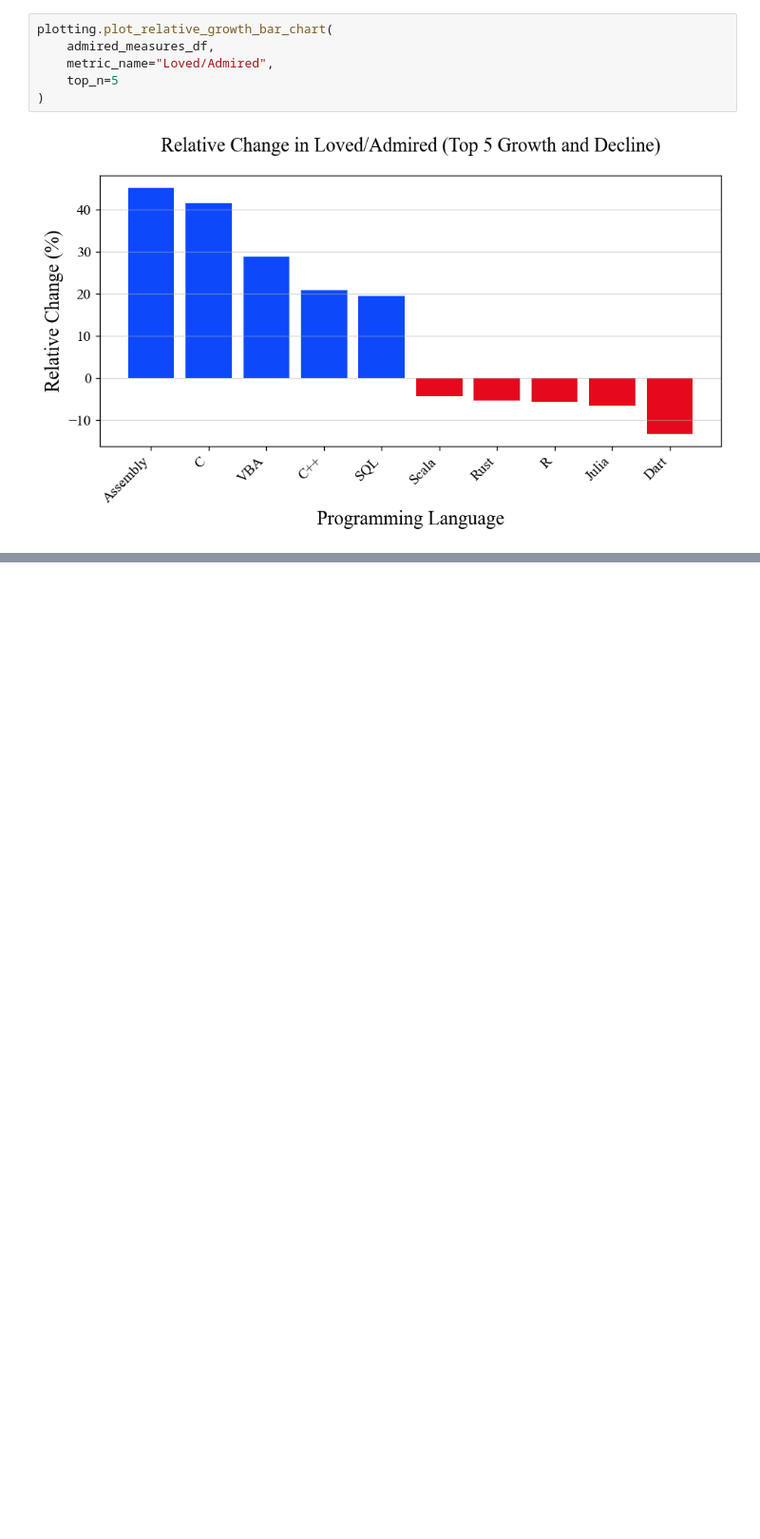
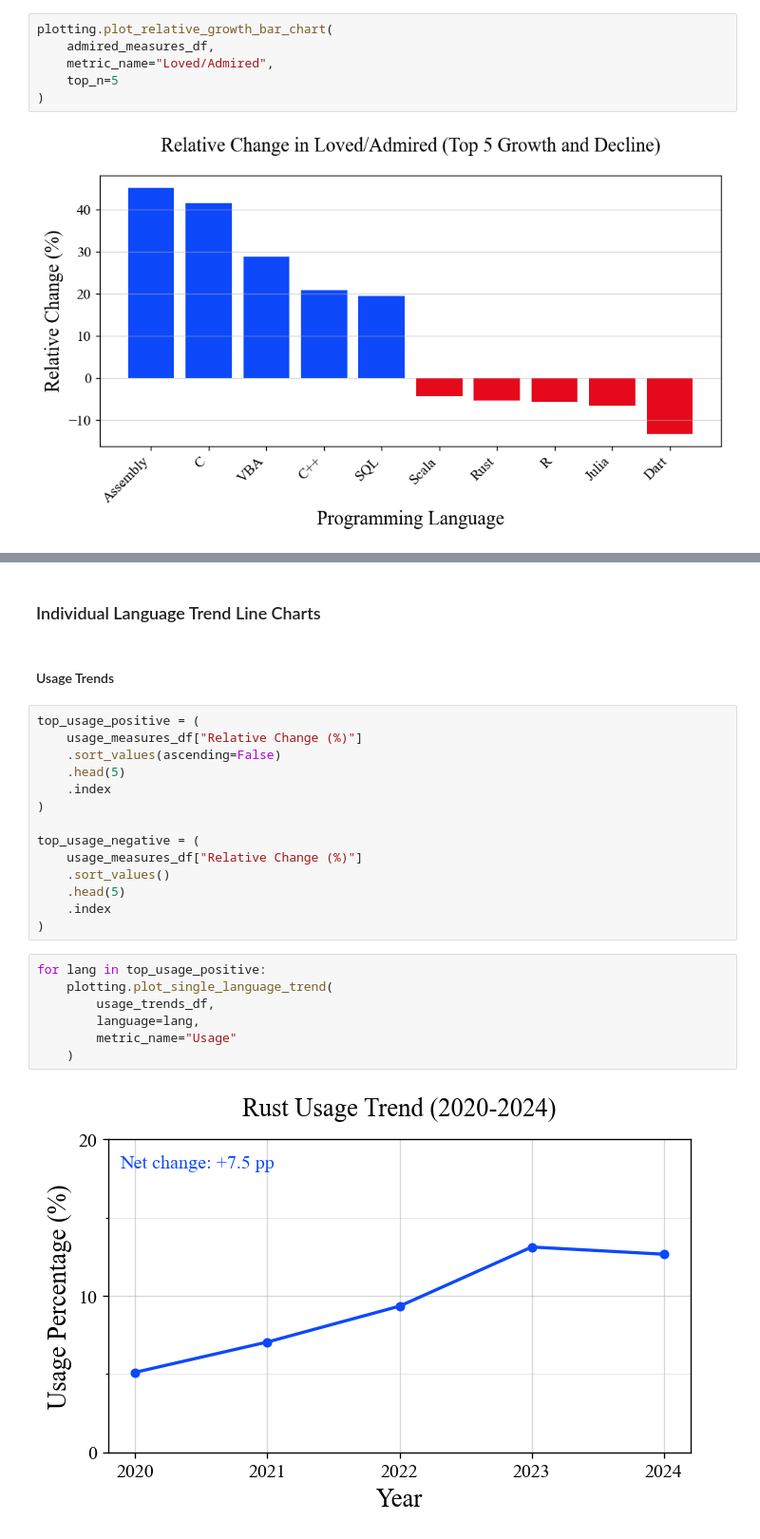
Before and after one commit to devinlin89/SO-language-trends-2020-2024, a Jupyter notebook: notebooks/analysis.ipynb, the cells around one changed output, grey strips where cells are left out. Shown at 95% size. Saved outputs shown, nothing was run; the diff lists cells and outputs as text; blank space fills up the shorter version.

Commit message:
Added individual language line charts

```diff
--- a/notebooks/analysis.ipynb
+++ b/notebooks/analysis.ipynb
@@ -721,0 +661,27 @@ for language in top_5_languages_by_relative_decline.index:
+# %% [markdown]
+### Individual Language Trend Line Charts
+# %% [markdown]
+#### Usage Trends
+# %%
+top_usage_positive = (
+    usage_measures_df["Relative Change (%)"]
+    .sort_values(ascending=False)
+    .head(5)
+    .index
+)
+
+top_usage_negative = (
+    usage_measures_df["Relative Change (%)"]
+    .sort_values()
+    .head(5)
+    .index
+)
+# %%
+for lang in top_usage_positive:
+    plotting.plot_single_language_trend(
+        usage_trends_df,
+        language=lang,
+        metric_name="Usage"
+    )
+# %% [output]
+[figure, added]
```
Also changed, not shown: parts of 15 cells of this notebook, 1 other file.
